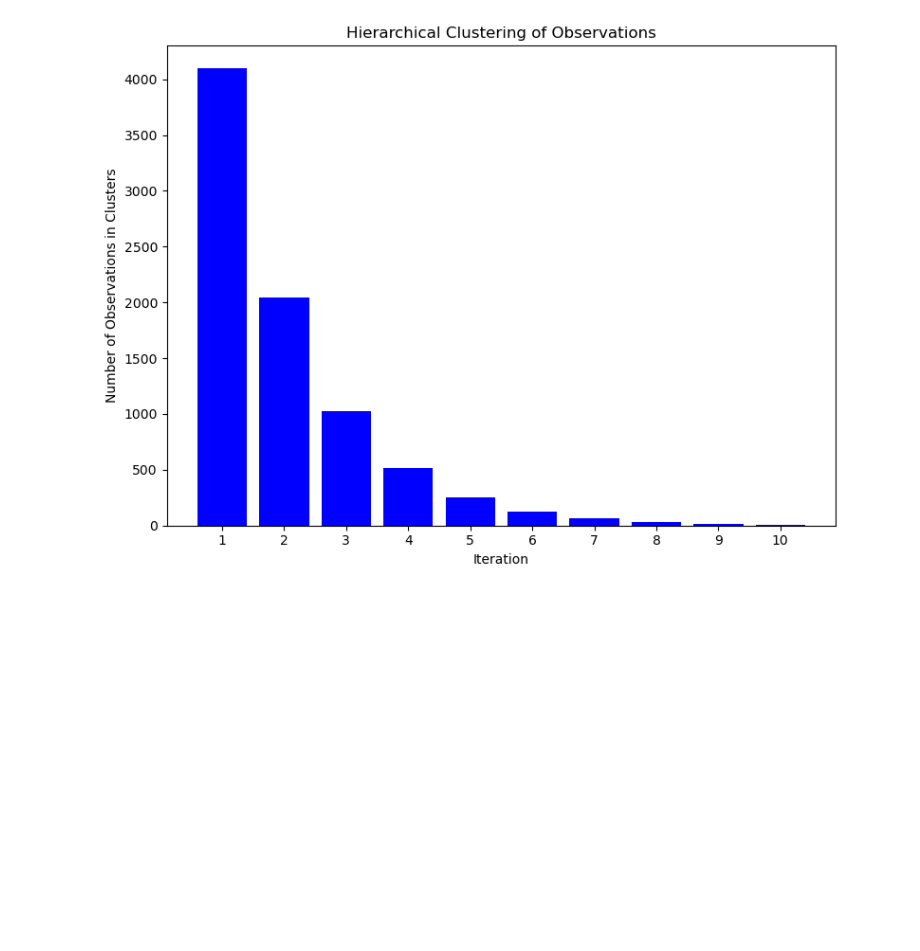
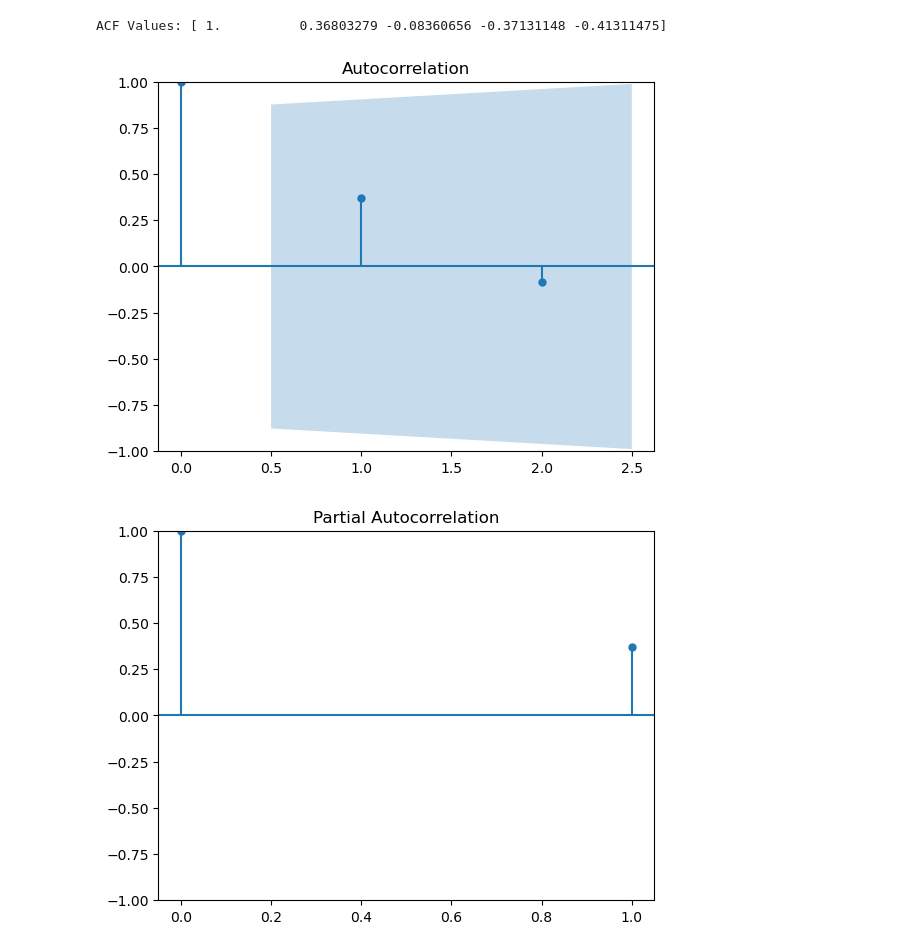
Before and after one commit to TheAhmadSharif/ML_Lab, a Jupyter notebook: TimeSeries/Time_Series.ipynb, the cells around one changed output. Saved outputs shown, nothing was run; the diff lists cells and outputs as text; code cells hidden in the pictures; blank space fills up the shorter version.

```diff
--- a/TimeSeries/Time_Series.ipynb
+++ b/TimeSeries/Time_Series.ipynb
@@ -1,20 +0,0 @@
-# %%
-import matplotlib.pyplot as plt
-
-# Define the iterations and corresponding cluster sizes
-iterations = list(range(1, 11))  # 10 iterations from 1 to 10
-cluster_sizes = [4096 // (2 ** i) for i in range(10)]
-
-# Plotting the clusters
-plt.figure(figsize=(8, 6))
-plt.bar(iterations, cluster_sizes, color='blue')
-plt.xlabel('Iteration')
-plt.ylabel('Number of Observations in Clusters')
-plt.title('Hierarchical Clustering of Observations')
-plt.xticks(iterations)
-
-# Show the plot
-plt.tight_layout()
-plt.show()
-# %% [output]
-[figure, removed]
@@ -20,0 +25,16 @@ plt.show()
+# %%
+data = {
+    "Month": ["January", "February", "March", "April", "May"],
+    "Sales": [2, 4, 6, 8, 11]
+}
+df = pd.DataFrame(data)
+
+
+acf_values = acf(df['Sales'], fft=False, nlags=4)  # Using non-FFT method, nlags=4 for all possible lags
+print("ACF Values:", acf_values)
+plot_acf(data['Sales'], lags= 2);
+plot_pacf(data['Sales'], lags= 1);
+# %% [output]
+ACF Values: [ 1.          0.36803279 -0.08360656 -0.37131148 -0.41311475]
+[figure, added]
+[figure, added]
```
Also changed, not shown: parts of 8 cells of this notebook, 7 other files.
